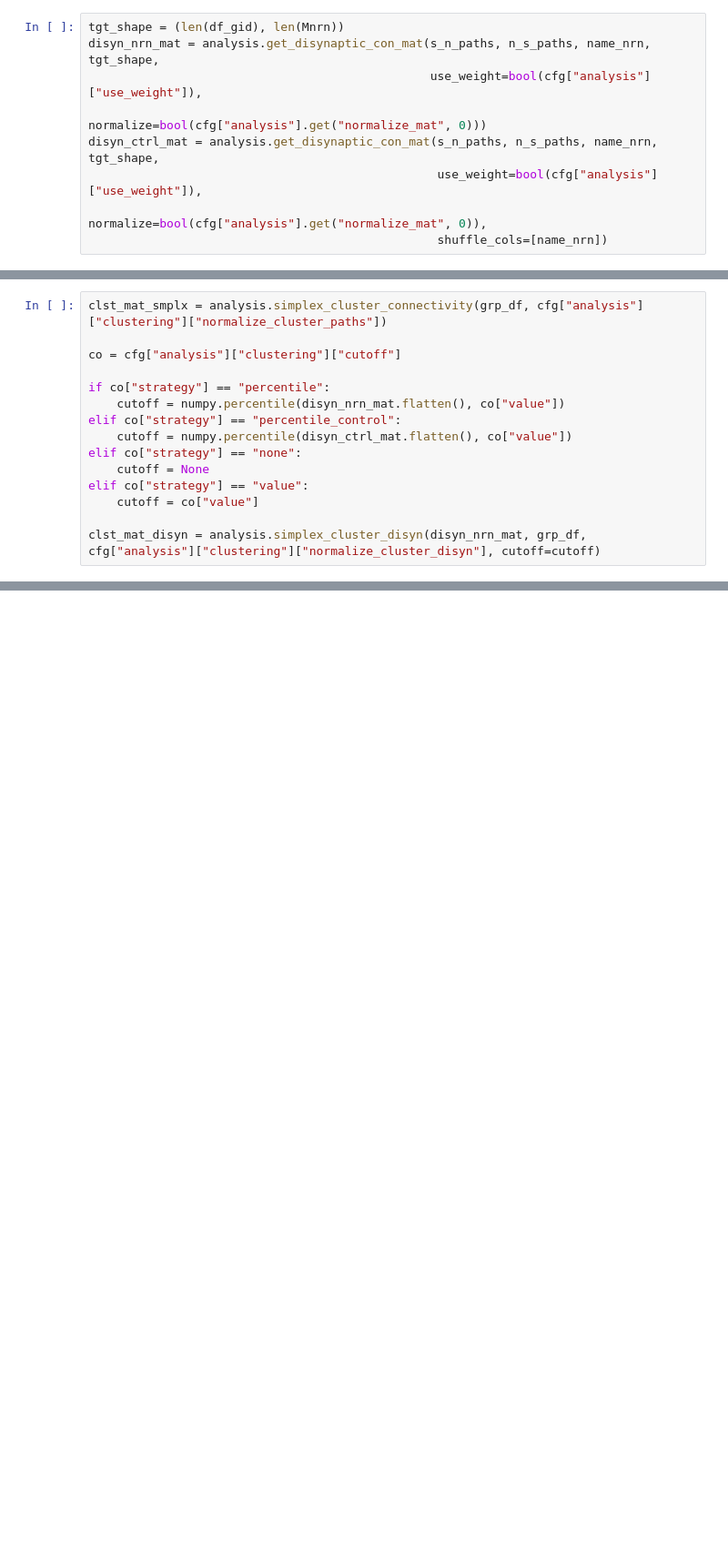
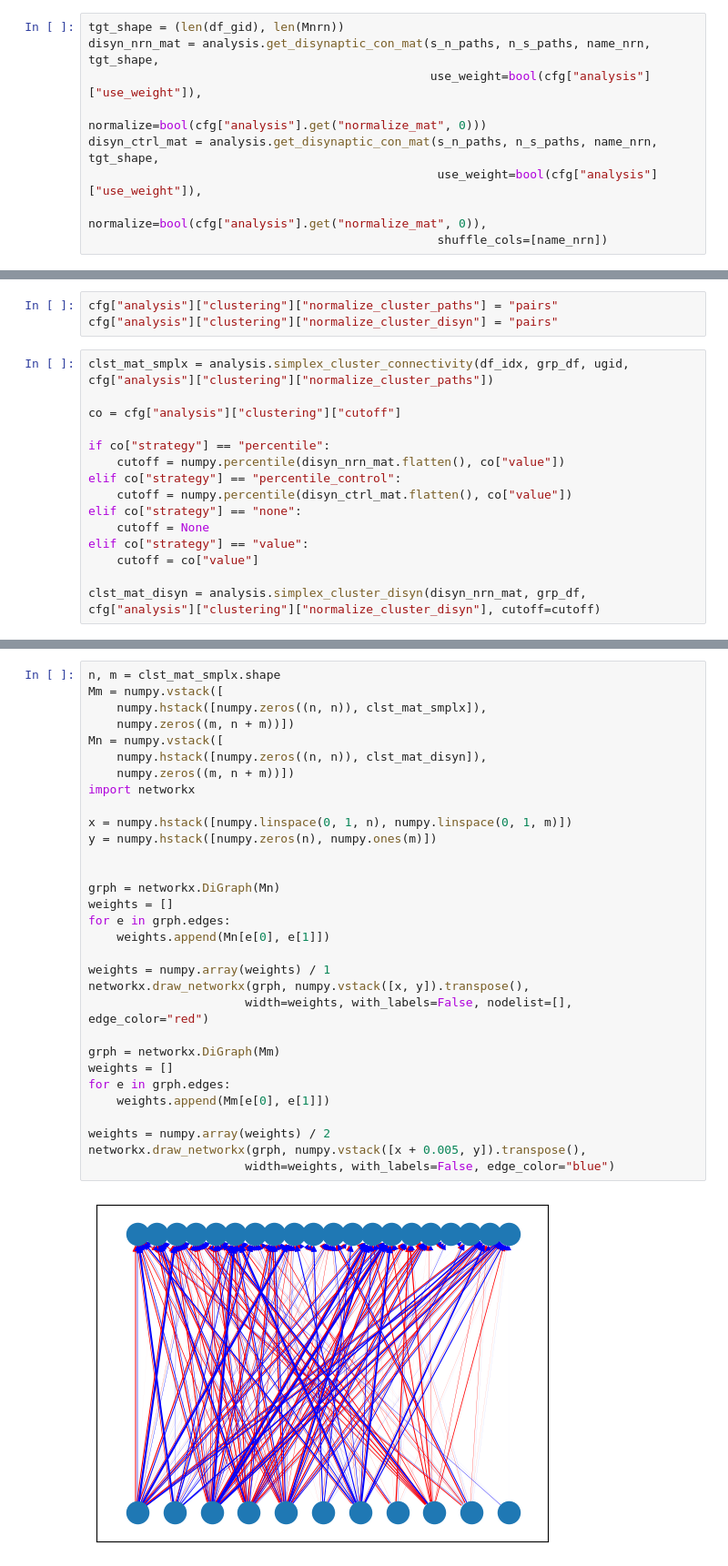
Before and after one commit to MWolfR/excitation_inhibition_topology, a Jupyter notebook: Topology of neurons relative to simplices.ipynb, the cells around one changed output, grey strips where cells are left out. Shown at 91% size. Drawn from its saved outputs; the diff is of its cells as text; blank space fills up the shorter version.

Commit message:
Added plotting of simplex-groups

```diff
--- a/Topology of neurons relative to simplices.ipynb
+++ b/Topology of neurons relative to simplices.ipynb
@@ -228,5 +229,8 @@ plt.figure().gca().imshow(disyn_nrn_mat[numpy.ix_(idx, idx)])
+# %%
+cfg["analysis"]["clustering"]["normalize_cluster_paths"] = "pairs"
+cfg["analysis"]["clustering"]["normalize_cluster_disyn"] = "pairs"
 # %%
-clst_mat_smplx = analysis.simplex_cluster_connectivity(grp_df, cfg["analysis"]["clustering"]["normalize_cluster_paths"])
+clst_mat_smplx = analysis.simplex_cluster_connectivity(df_idx, grp_df, ugid, cfg["analysis"]["clustering"]["normalize_cluster_paths"])
 
 co = cfg["analysis"]["clustering"]["cutoff"]
 
@@ -248,0 +257,33 @@ plt.colorbar(plt.imshow(clst_mat_disyn, aspect="auto", interpolation="nearest"))
+# %%
+n, m = clst_mat_smplx.shape
+Mm = numpy.vstack([
+    numpy.hstack([numpy.zeros((n, n)), clst_mat_smplx]),
+    numpy.zeros((m, n + m))])
+Mn = numpy.vstack([
+    numpy.hstack([numpy.zeros((n, n)), clst_mat_disyn]),
+    numpy.zeros((m, n + m))])
+import networkx
+
+x = numpy.hstack([numpy.linspace(0, 1, n), numpy.linspace(0, 1, m)])
+y = numpy.hstack([numpy.zeros(n), numpy.ones(m)])
+
+
+grph = networkx.DiGraph(Mn)
+weights = []
+for e in grph.edges:
+    weights.append(Mn[e[0], e[1]])
+
+weights = numpy.array(weights) / 1
+networkx.draw_networkx(grph, numpy.vstack([x, y]).transpose(),
+                      width=weights, with_labels=False, nodelist=[], edge_color="red")
+
+grph = networkx.DiGraph(Mm)
+weights = []
+for e in grph.edges:
+    weights.append(Mm[e[0], e[1]])
+
+weights = numpy.array(weights) / 2
+networkx.draw_networkx(grph, numpy.vstack([x + 0.005, y]).transpose(),
+                      width=weights, with_labels=False, edge_color="blue")
+# %% [output]
+[figure, added]
```
Also changed, not shown: parts of 31 cells of this notebook, 3 other files.
